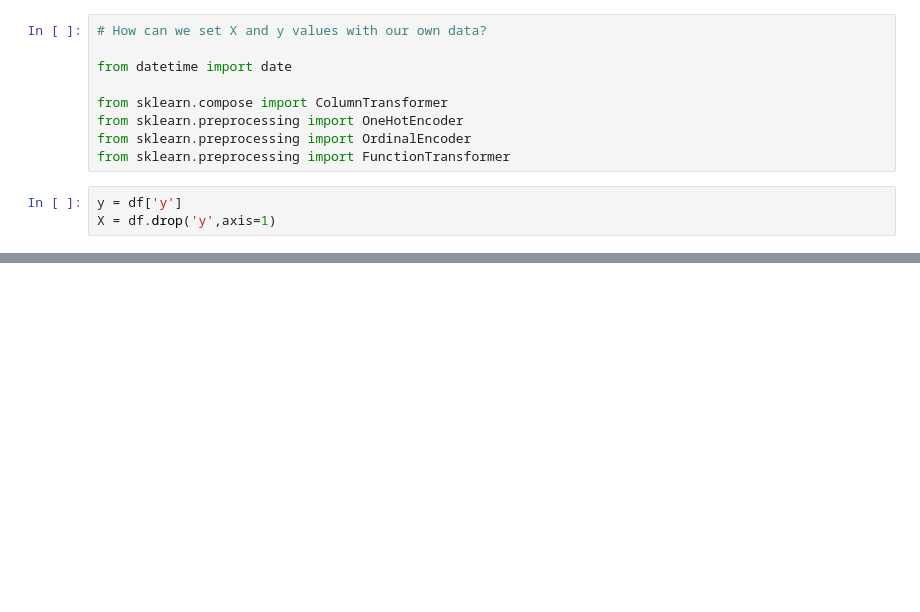
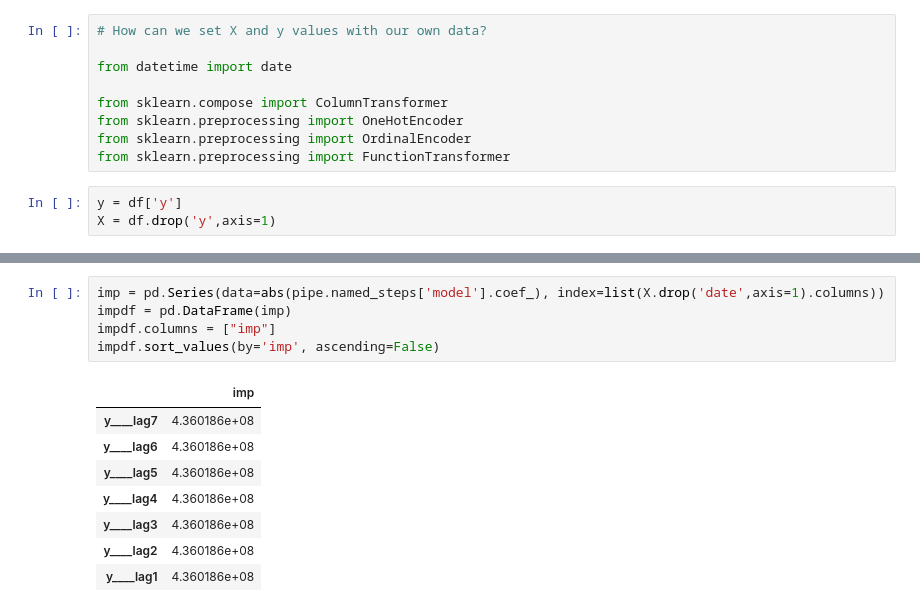
Before and after one commit to jfsalzmann/gasprices, a Jupyter notebook: learning/midterm_fixed_simple_arima.ipynb, the cells around one changed output, grey strips where cells are left out. Drawn from its saved outputs; the diff is of its cells as text; blank space fills up the shorter version.

```diff
--- a/learning/midterm_fixed_simple_arima.ipynb
+++ b/learning/midterm_fixed_simple_arima.ipynb
@@ -125,0 +129,14 @@ R squared: 0.8517144632602143
+# %%
+imp = pd.Series(data=abs(pipe.named_steps['model'].coef_), index=list(X.drop('date',axis=1).columns))
+impdf = pd.DataFrame(imp)
+impdf.columns = ["imp"]
+impdf.sort_values(by='imp', ascending=False)
+# %% [output]
+|  | imp |
+| y____lag7 | 4.360186e+08 |
+| y____lag6 | 4.360186e+08 |
+| y____lag5 | 4.360186e+08 |
+| y____lag4 | 4.360186e+08 |
+| y____lag3 | 4.360186e+08 |
+| y____lag2 | 4.360186e+08 |
+| y____lag1 | 4.360186e+08 |
```
Also changed, not shown: parts of 9 cells of this notebook.
